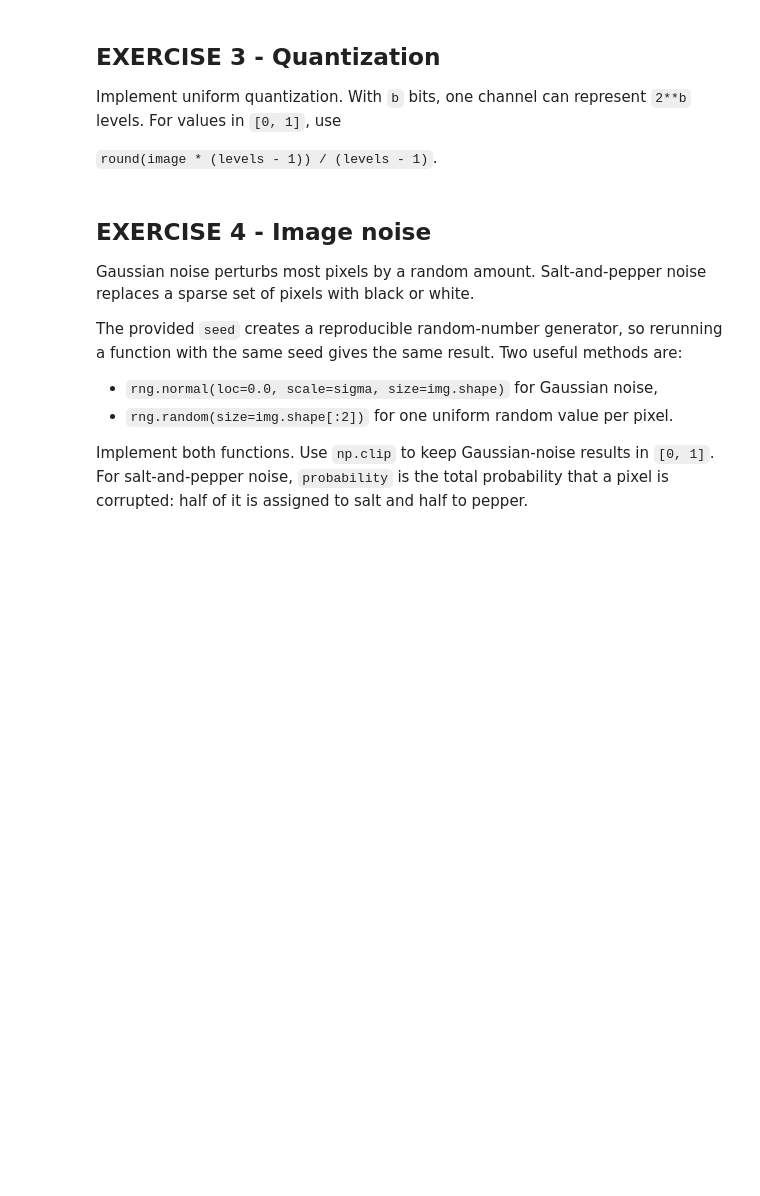
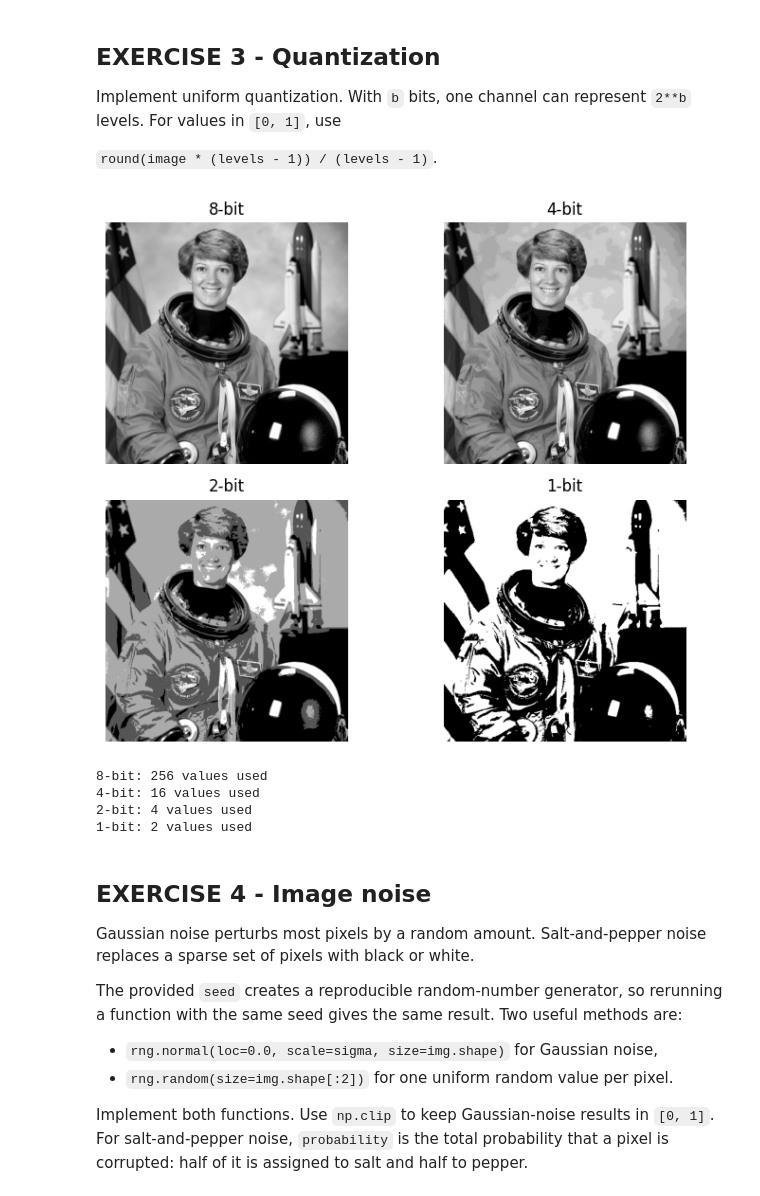
Before and after one commit to tambourine-dev/VisComp, a Jupyter notebook: Exercises/W2/week2_digital_image_student.ipynb, the cells around one changed output. Cells and saved outputs as stored; diff of their text form; code cells hidden in the pictures; blank space fills up the shorter version.

```diff
--- a/Exercises/W2/week2_digital_image_student.ipynb
+++ b/Exercises/W2/week2_digital_image_student.ipynb
@@ -189,16 +211,22 @@ Implement uniform quantization. With `b` bits, one channel can represent `2**b`
 # %%
 def quantize(img, bits):
     levels = 2 ** bits
-    # TODO: implement the formula given above.
-    raise NotImplementedError("Complete quantize")
+    # return img
+    return np.ndarray.round(img * (levels - 1)) / (levels - 1)
 
 
 bit_depths = [8, 4, 2, 1]
 quantized = [quantize(gray, bits) for bits in bit_depths]
 show_images(quantized, [f"{bits}-bit" for bits in bit_depths], columns=2, vmin=0, vmax=1)
 
 for bits, img in zip(bit_depths, quantized):
     print(f"{bits}-bit: {len(np.unique(img))} values used")
+# %% [output]
+[figure, added]
+8-bit: 256 values used
+4-bit: 16 values used
+2-bit: 4 values used
+1-bit: 2 values used
 # %% [markdown]
 ## EXERCISE 4 - Image noise
 
```
Also changed, not shown: parts of 6 cells of this notebook.
